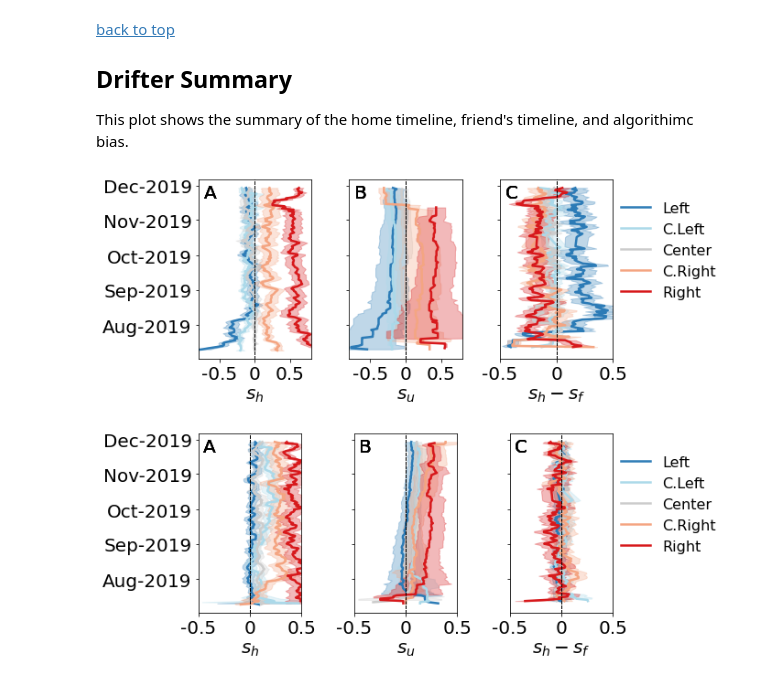
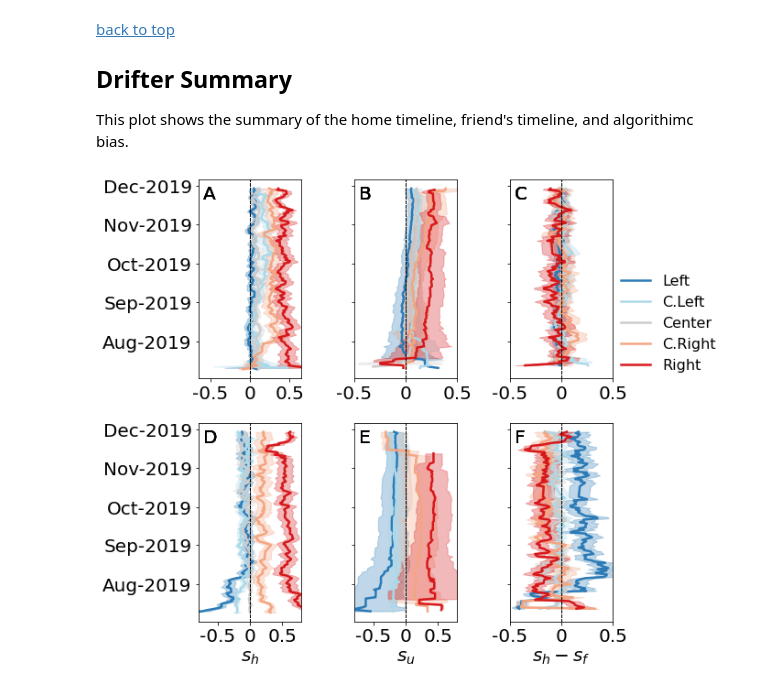
Before and after one commit to osome-iu/DrifterBot, a Jupyter notebook: exps/FinalPaperPlots.ipynb, the cells around one changed output. Drawn from its saved outputs; the diff is of its cells as text; code cells hidden in the pictures.

Commit message:
combining hashtag and link summary plots

```diff
--- a/exps/FinalPaperPlots.ipynb
+++ b/exps/FinalPaperPlots.ipynb
@@ -401,26 +401,18 @@ ax = plt_helper.plot_vertical_scores(
 ## Drifter Summary
 This plot shows the summary of the home timeline, friend's timeline, and algorithimc bias.
 # %%
-medium = "URL"
 axs = plt_helper.plot_vertical_scores_summary(
+    summary_results[1][1], # home timeline
+    summary_results[3][1], # friends user timeline
+    summary_results[5][1], # algorithmic bias
     summary_results[0][1], # home timeline
     summary_results[2][1], # friends user timeline
     summary_results[4][1], # algorithmic bias
-    figsize=(10,4),
-    home_tl_xlim=.8, friends_xlim=.8, bias_xlim=.5,
-    filename=os.path.join(OUTPUT_PATH,"drifter_summary_{}.pdf".format(medium)),
+    figsize=(10,8),
+    home_tl_xlim=.65, friends_xlim=.5, bias_xlim=.5,
+    home_tl_xlim2=.8, friends_xlim2=.8, bias_xlim2=.5,
+    filename=os.path.join(OUTPUT_PATH,"drifter_summary_{}.pdf".format("all")),
+
 )
 # %% [output]
-[figure, old version]
+[figure, new version]
-# %%
-medium = "hashtag"
-axs = plt_helper.plot_vertical_scores_summary(
-    summary_results[1][1], # home timeline
-    summary_results[3][1], # friends user timeline
-    summary_results[5][1], # algorithmic bias
-    figsize=(10,4),
-    home_tl_xlim=.5, friends_xlim=.5, bias_xlim=.5,
-    filename=os.path.join(OUTPUT_PATH,"drifter_summary_{}.pdf".format(medium)),
-)
-# %% [output]
-[figure, removed]
```
Also changed, not shown: 4 other files.
